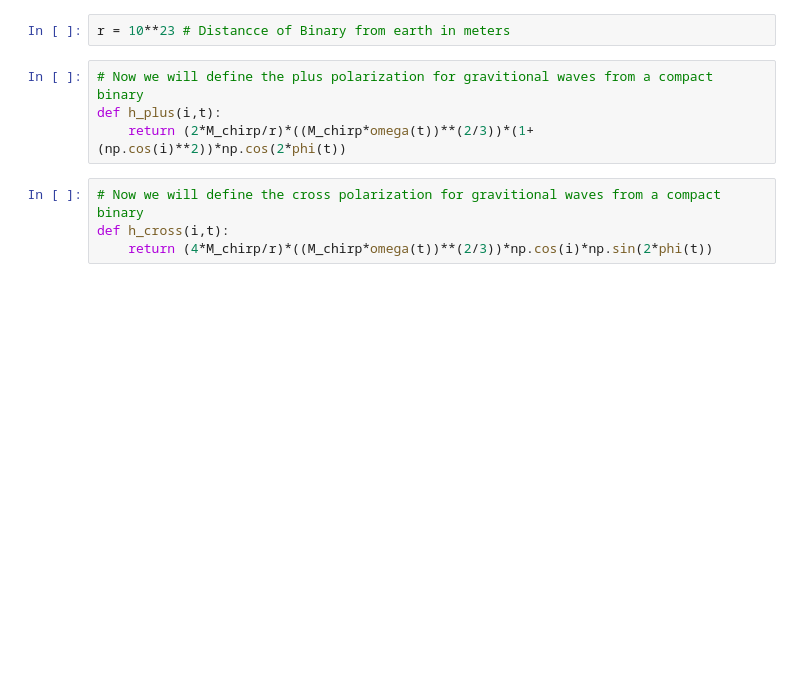
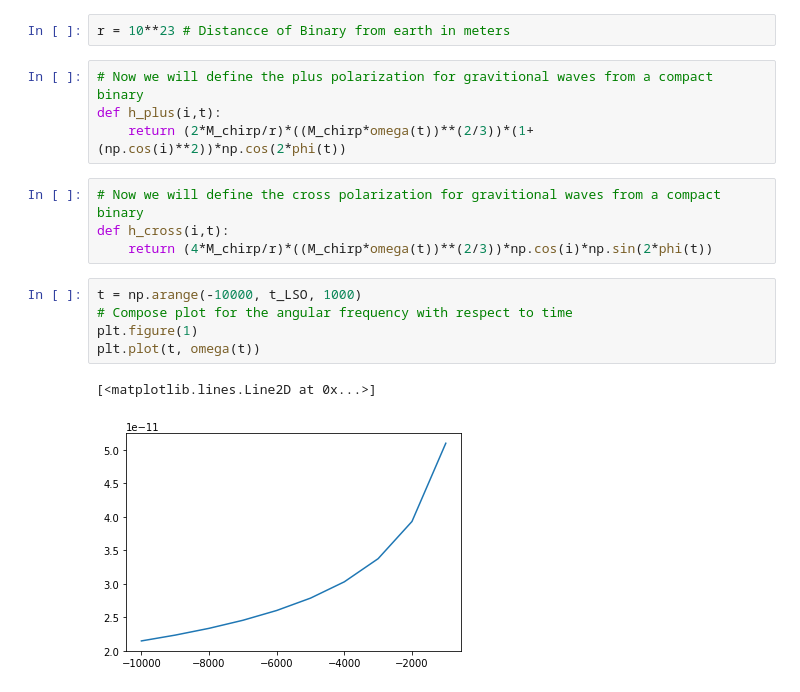
Before and after one commit to md94physics/GW, a Jupyter notebook: Compact_Binary_Plus_&_Cross_Polarizations_2.0.ipynb, the cells around one changed output. Cells and saved outputs as stored; diff of their text form; blank space fills up the shorter version.

```diff
--- a/Compact_Binary_Plus_&_Cross_Polarizations_2.0.ipynb
+++ b/Compact_Binary_Plus_&_Cross_Polarizations_2.0.ipynb
@@ -37,4 +43,12 @@ def h_plus(i,t):
 # Now we will define the cross polarization for gravitional waves from a compact binary
 def h_cross(i,t):
     return (4*M_chirp/r)*((M_chirp*omega(t))**(2/3))*np.cos(i)*np.sin(2*phi(t))
+# %%
+t = np.arange(-10000, t_LSO, 1000)
+# Compose plot for the angular frequency with respect to time
+plt.figure(1)
+plt.plot(t, omega(t))
+# %% [output]
+[<matplotlib.lines.Line2D at 0x...>]
+[figure, added]
 # %%
```
Also changed, not shown: parts of 6 cells of this notebook.
